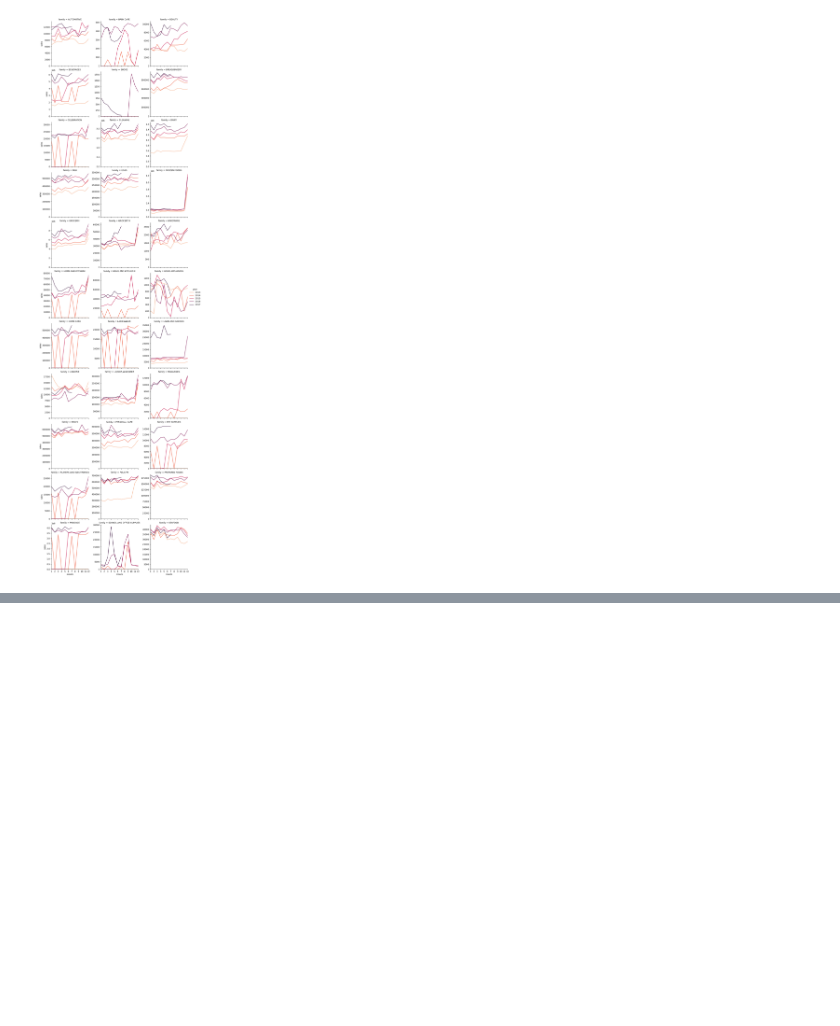
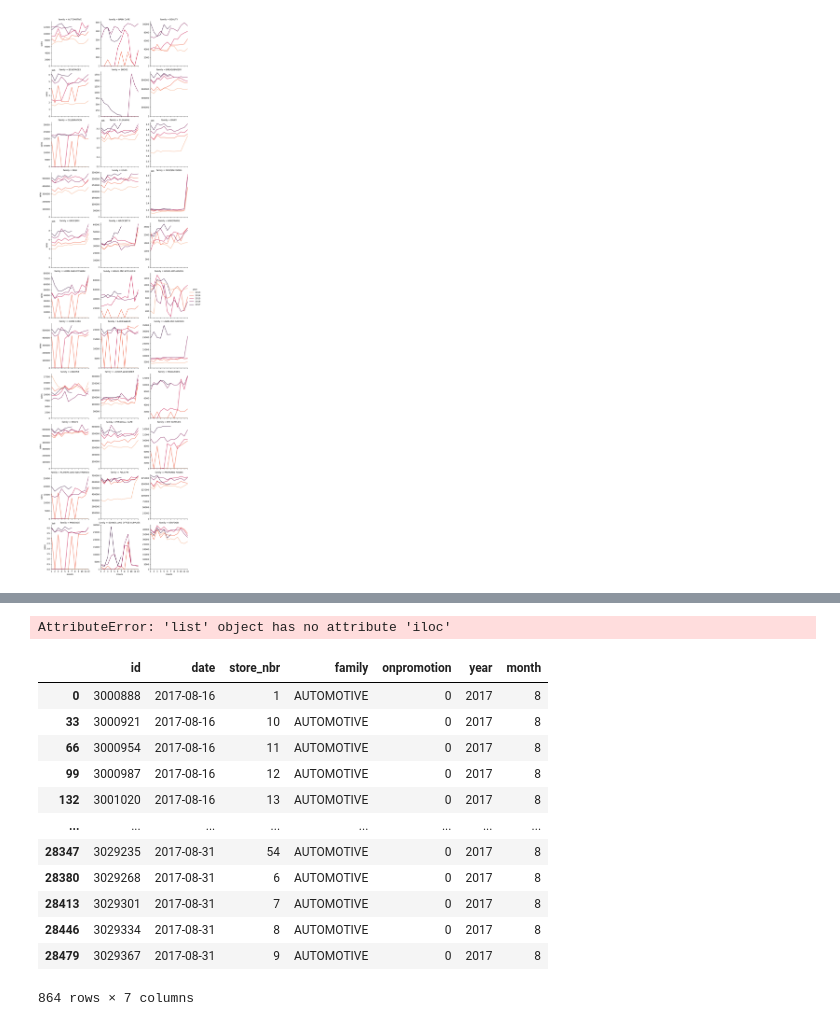
Before and after one commit to lomvix/time-series-study, a Jupyter notebook: Time Series Forecasting.ipynb, the cells around one changed output, grey strips where cells are left out. Cells and saved outputs as stored; diff of their text form; code cells hidden in the pictures; blank space fills up the shorter version.

```diff
--- a/Time Series Forecasting.ipynb
+++ b/Time Series Forecasting.ipynb
@@ -198,0 +1004,7 @@ product_lineplots.set(xlim=(1, 12), ylim=(0, None), xticks=[1, 2, 3, 4, 5, 6, 7,
+# %%
+train = pd.read_csv("data/train.csv")
+oil = pd.read_csv("data/oil.csv")
+transaction = pd.read_csv("data/transactions.csv")
+stores = pd.read_csv("data/stores.csv")
+test = pd.read_csv("data/test.csv")
+holidays_events= pd.read_csv("data/holidays_events.csv")
@@ -198,0 +1022,24 @@ product_lineplots.set(xlim=(1, 12), ylim=(0, None), xticks=[1, 2, 3, 4, 5, 6, 7,
+# %%
+monthly_stroe_sales[monthly_stroe_sales["store_nbr"]==1].iloc["family","AUTOMOTIVE"]
+# %% [output]
+AttributeError: 'list' object has no attribute 'iloc'
+# %%
+test['date'] = pd.to_datetime(test['date'])
+test['year'] = test['date'].dt.year
+test['month'] = test['date'].dt.month
+# %%
+test[test["family"]=="AUTOMOTIVE"]
+# %% [output]
+|  | id | date | store_nbr | family | onpromotion | year | month |
+| 0 | 3000888 | 2017-08-16 | 1 | AUTOMOTIVE | 0 | 2017 | 8 |
+| 33 | 3000921 | 2017-08-16 | 10 | AUTOMOTIVE | 0 | 2017 | 8 |
+| 66 | 3000954 | 2017-08-16 | 11 | AUTOMOTIVE | 0 | 2017 | 8 |
+| 99 | 3000987 | 2017-08-16 | 12 | AUTOMOTIVE | 0 | 2017 | 8 |
+| 132 | 3001020 | 2017-08-16 | 13 | AUTOMOTIVE | 0 | 2017 | 8 |
+| ... | ... | ... | ... | ... | ... | ... | ... |
+| 28347 | 3029235 | 2017-08-31 | 54 | AUTOMOTIVE | 0 | 2017 | 8 |
+| 28380 | 3029268 | 2017-08-31 | 6 | AUTOMOTIVE | 0 | 2017 | 8 |
+| 28413 | 3029301 | 2017-08-31 | 7 | AUTOMOTIVE | 0 | 2017 | 8 |
+| 28446 | 3029334 | 2017-08-31 | 8 | AUTOMOTIVE | 0 | 2017 | 8 |
+| 28479 | 3029367 | 2017-08-31 | 9 | AUTOMOTIVE | 0 | 2017 | 8 |
+864 rows × 7 columns
```
Also changed, not shown: parts of 16 cells of this notebook.
